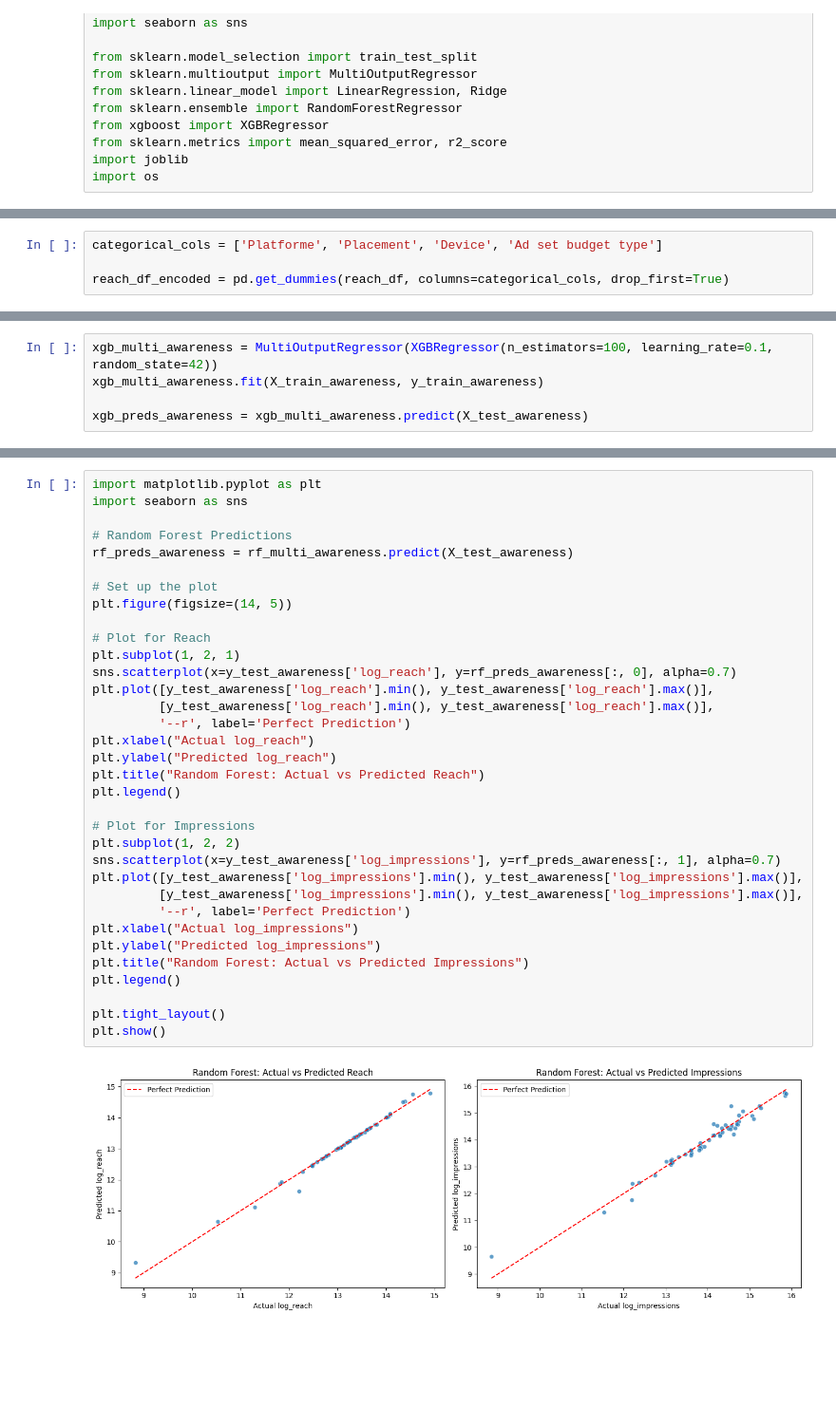
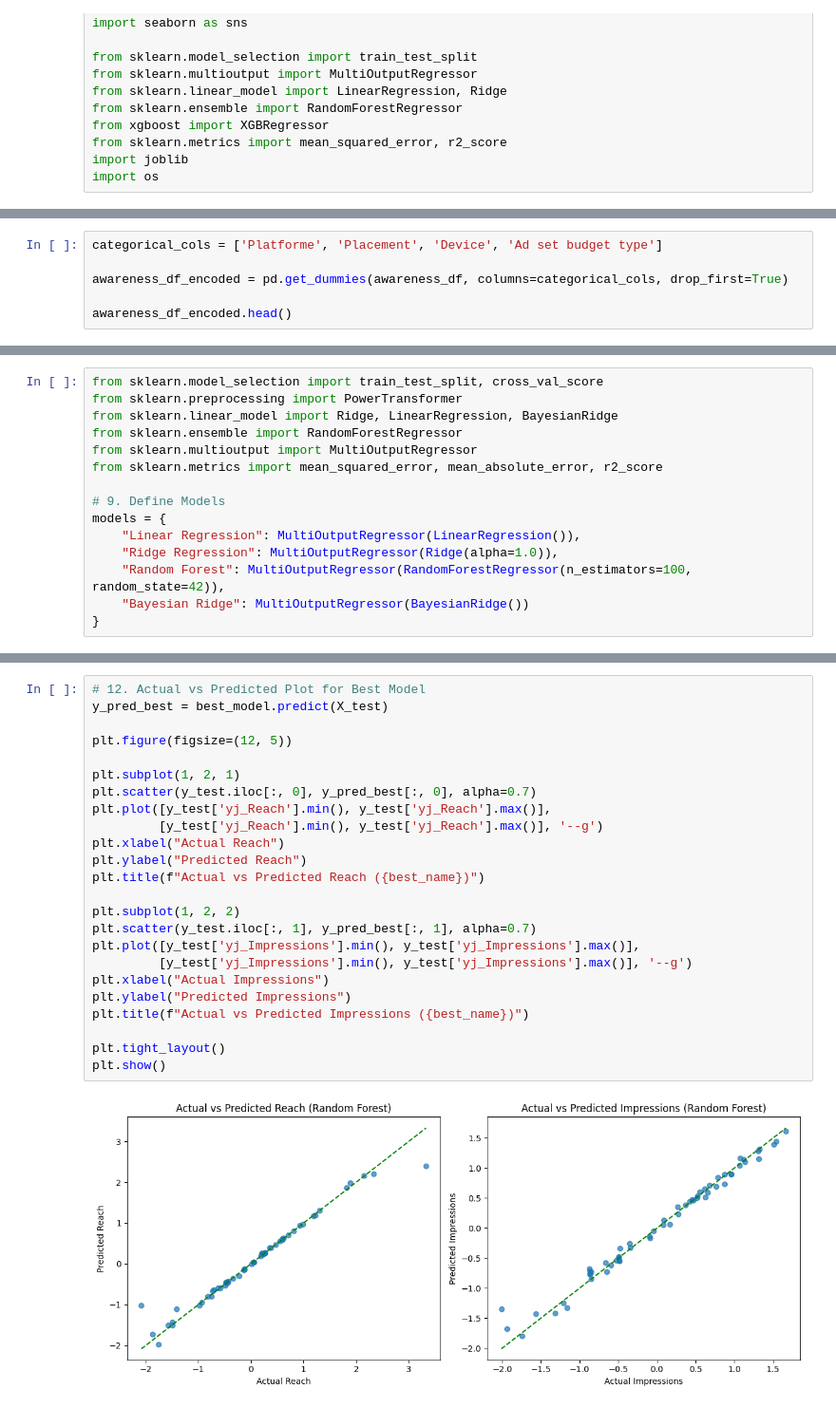
Before and after one commit to ghassantaleb/orange-tunisie-branding-analytics, a Jupyter notebook: notebooks/feature_engineering_awareness.ipynb, the cells around one changed output, grey strips where cells are left out. Shown: that part at 95% size. Drawn from its saved outputs; the diff is of its cells as text; blank space fills up the shorter version.

```diff
--- a/notebooks/feature_engineering_awareness.ipynb
+++ b/notebooks/feature_engineering_awareness.ipynb
@@ -29,4 +29,6 @@ reach_df.head()
 # %%
 categorical_cols = ['Platforme', 'Placement', 'Device', 'Ad set budget type']
 
-reach_df_encoded = pd.get_dummies(reach_df, columns=categorical_cols, drop_first=True)
+awareness_df_encoded = pd.get_dummies(awareness_df, columns=categorical_cols, drop_first=True)
+
+awareness_df_encoded.head()
@@ -116,6 +185,16 @@ rf_preds_awareness = rf_multi_awareness.predict(X_test_awareness)
 # %%
-xgb_multi_awareness = MultiOutputRegressor(XGBRegressor(n_estimators=100, learning_rate=0.1, random_state=42))
-xgb_multi_awareness.fit(X_train_awareness, y_train_awareness)
+from sklearn.model_selection import train_test_split, cross_val_score
+from sklearn.preprocessing import PowerTransformer
+from sklearn.linear_model import Ridge, LinearRegression, BayesianRidge
+from sklearn.ensemble import RandomForestRegressor
+from sklearn.multioutput import MultiOutputRegressor
+from sklearn.metrics import mean_squared_error, mean_absolute_error, r2_score
 
-xgb_preds_awareness = xgb_multi_awareness.predict(X_test_awareness)
+# 9. Define Models
+models = {
+    "Linear Regression": MultiOutputRegressor(LinearRegression()),
+    "Ridge Regression": MultiOutputRegressor(Ridge(alpha=1.0)),
+    "Random Forest": MultiOutputRegressor(RandomForestRegressor(n_estimators=100, random_state=42)),
+    "Bayesian Ridge": MultiOutputRegressor(BayesianRidge())
+}
 # %%
@@ -170,37 +253,27 @@ It will be adopted as the final model for awareness campaign forecasting.
 # %%
-import matplotlib.pyplot as plt
-import seaborn as sns
+# 12. Actual vs Predicted Plot for Best Model
+y_pred_best = best_model.predict(X_test)
 
-# Random Forest Predictions
-rf_preds_awareness = rf_multi_awareness.predict(X_test_awareness)
+plt.figure(figsize=(12, 5))
 
-# Set up the plot
-plt.figure(figsize=(14, 5))
+plt.subplot(1, 2, 1)
+plt.scatter(y_test.iloc[:, 0], y_pred_best[:, 0], alpha=0.7)
+plt.plot([y_test['yj_Reach'].min(), y_test['yj_Reach'].max()],
+         [y_test['yj_Reach'].min(), y_test['yj_Reach'].max()], '--g')
+plt.xlabel("Actual Reach")
+plt.ylabel("Predicted Reach")
+plt.title(f"Actual vs Predicted Reach ({best_name})")
 
-# Plot for Reach
-plt.subplot(1, 2, 1)
-sns.scatterplot(x=y_test_awareness['log_reach'], y=rf_preds_awareness[:, 0], alpha=0.7)
-plt.plot([y_test_awareness['log_reach'].min(), y_test_awareness['log_reach'].max()],
-         [y_test_awareness['log_reach'].min(), y_test_awareness['log_reach'].max()],
-         '--r', label='Perfect Prediction')
-plt.xlabel("Actual log_reach")
-plt.ylabel("Predicted log_reach")
-plt.title("Random Forest: Actual vs Predicted Reach")
-plt.legend()
-
-# Plot for Impressions
 plt.subplot(1, 2, 2)
-sns.scatterplot(x=y_test_awareness['log_impressions'], y=rf_preds_awareness[:, 1], alpha=0.7)
-plt.plot([y_test_awareness['log_impressions'].min(), y_test_awareness['log_impressions'].max()],
-         [y_test_awareness['log_impressions'].min(), y_test_awareness['log_impressions'].max()],
-         '--r', label='Perfect Prediction')
-plt.xlabel("Actual log_impressions")
-plt.ylabel("Predicted log_impressions")
-plt.title("Random Forest: Actual vs Predicted Impressions")
-plt.legend()
+plt.scatter(y_test.iloc[:, 1], y_pred_best[:, 1], alpha=0.7)
+plt.plot([y_test['yj_Impressions'].min(), y_test['yj_Impressions'].max()],
+         [y_test['yj_Impressions'].min(), y_test['yj_Impressions'].max()], '--g')
+plt.xlabel("Actual Impressions")
+plt.ylabel("Predicted Impressions")
+plt.title(f"Actual vs Predicted Impressions ({best_name})")
 
 plt.tight_layout()
 plt.show()
 # %% [output]
-[figure, old version]
+[figure, new version]
 # %%
```
Also changed, not shown: parts of 17 cells of this notebook, 13 other files.
